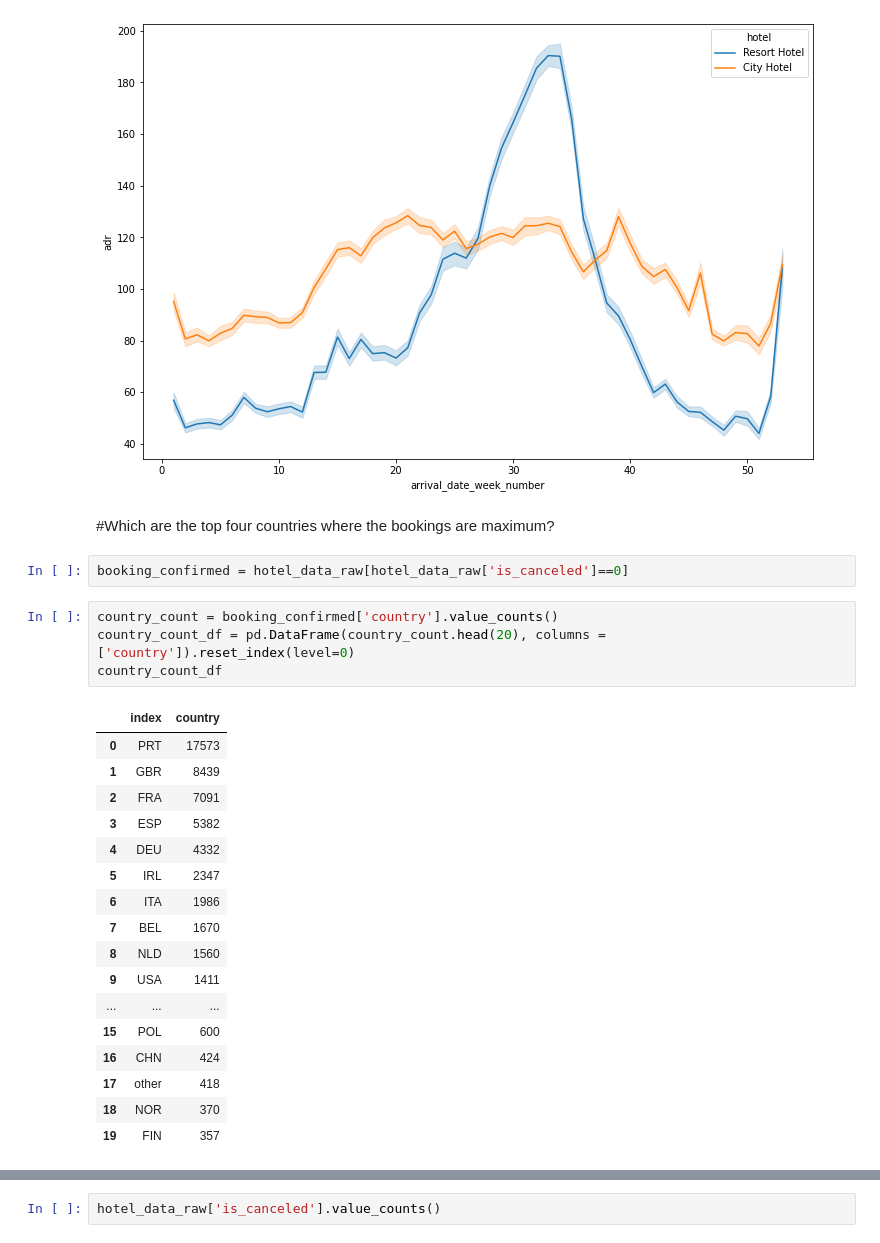
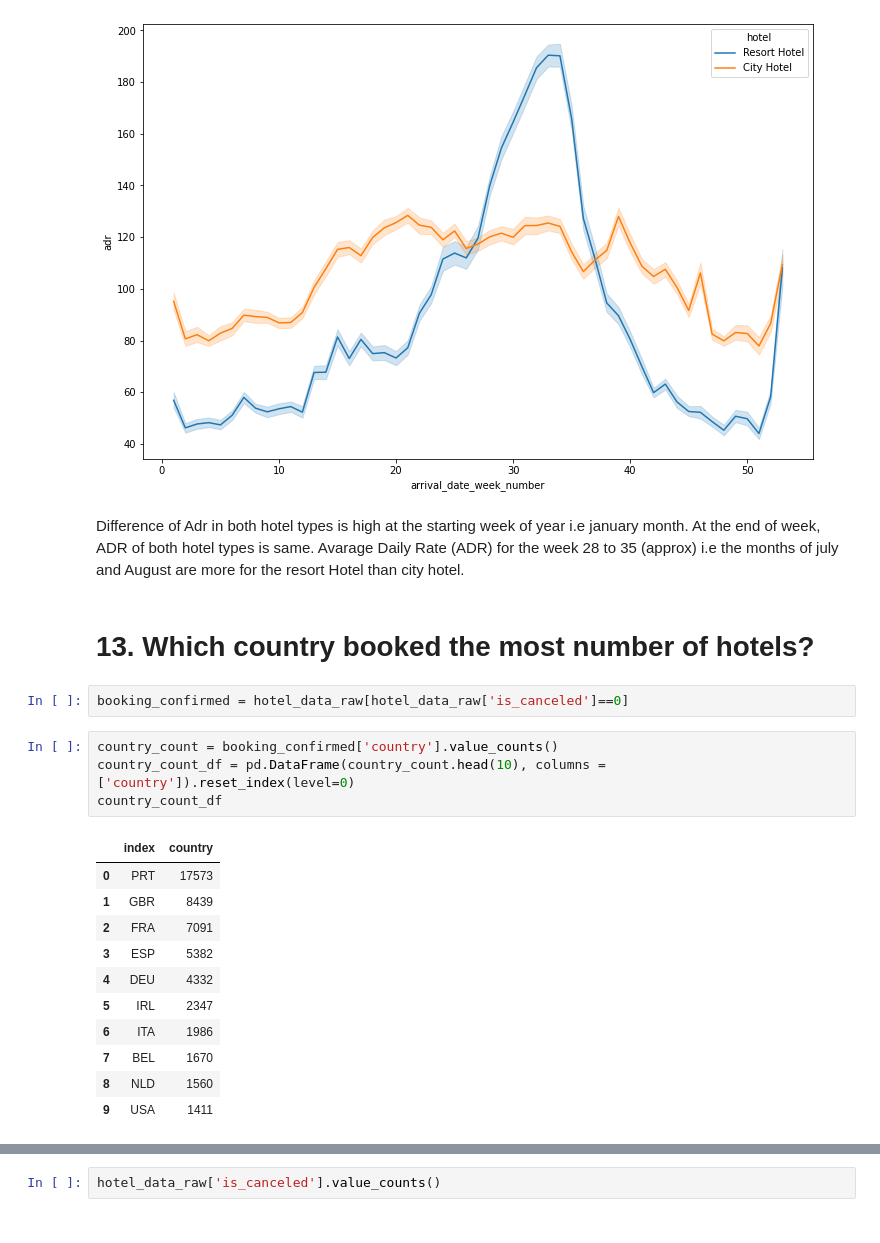
Before and after one commit to sahiljagtap11/Hotel_booking_analysis, a Jupyter notebook: SahilJ_commit_Copy_of_Final_Group_Hotel_Booking_Analysis_Capstone_Project.ipynb, the cells around one changed output, grey strips where cells are left out. Drawn from its saved outputs; the diff is of its cells as text.

```diff
--- a/SahilJ_commit_Copy_of_Final_Group_Hotel_Booking_Analysis_Capstone_Project.ipynb
+++ b/SahilJ_commit_Copy_of_Final_Group_Hotel_Booking_Analysis_Capstone_Project.ipynb
@@ -553,32 +562,28 @@ sns.lineplot(x = 'arrival_date_week_number',y = 'adr', hue='hotel', data=df_not_
 # %% [output]
 <matplotlib.axes._subplots.AxesSubplot at 0x...>
 [figure]
-# %% [markdown]
-#Which are the top four countries where the bookings are maximum?
+# %% [markdown]
+Difference of Adr in both hotel types is high at the starting week of year i.e january month. At the end of week, ADR of both hotel types is same. Avarage Daily Rate (ADR) for the week 28 to 35 (approx) i.e the months of july and August are more for the resort Hotel than city hotel.
+# %% [markdown]
+# 13. Which country booked the most number of hotels?
 # %%
 booking_confirmed = hotel_data_raw[hotel_data_raw['is_canceled']==0]
 # %%
 country_count = booking_confirmed['country'].value_counts()
-country_count_df = pd.DataFrame(country_count.head(20), columns = ['country']).reset_index(level=0)
+country_count_df = pd.DataFrame(country_count.head(10), columns = ['country']).reset_index(level=0)
 country_count_df
 # %% [output]
 |  | index | country |
 | 0 | PRT | 17573 |
 | 1 | GBR | 8439 |
 | 2 | FRA | 7091 |
 | 3 | ESP | 5382 |
 | 4 | DEU | 4332 |
 | 5 | IRL | 2347 |
 | 6 | ITA | 1986 |
 | 7 | BEL | 1670 |
 | 8 | NLD | 1560 |
 | 9 | USA | 1411 |
-| ... | ... | ... |
-| 15 | POL | 600 |
-| 16 | CHN | 424 |
-| 17 | other | 418 |
-| 18 | NOR | 370 |
-| 19 | FIN | 357 |
 # %%
 # bar chart
 sns.barplot(country_count_df['index'], country_count_df['country'])
```
Also changed, not shown: parts of 63 cells of this notebook.
